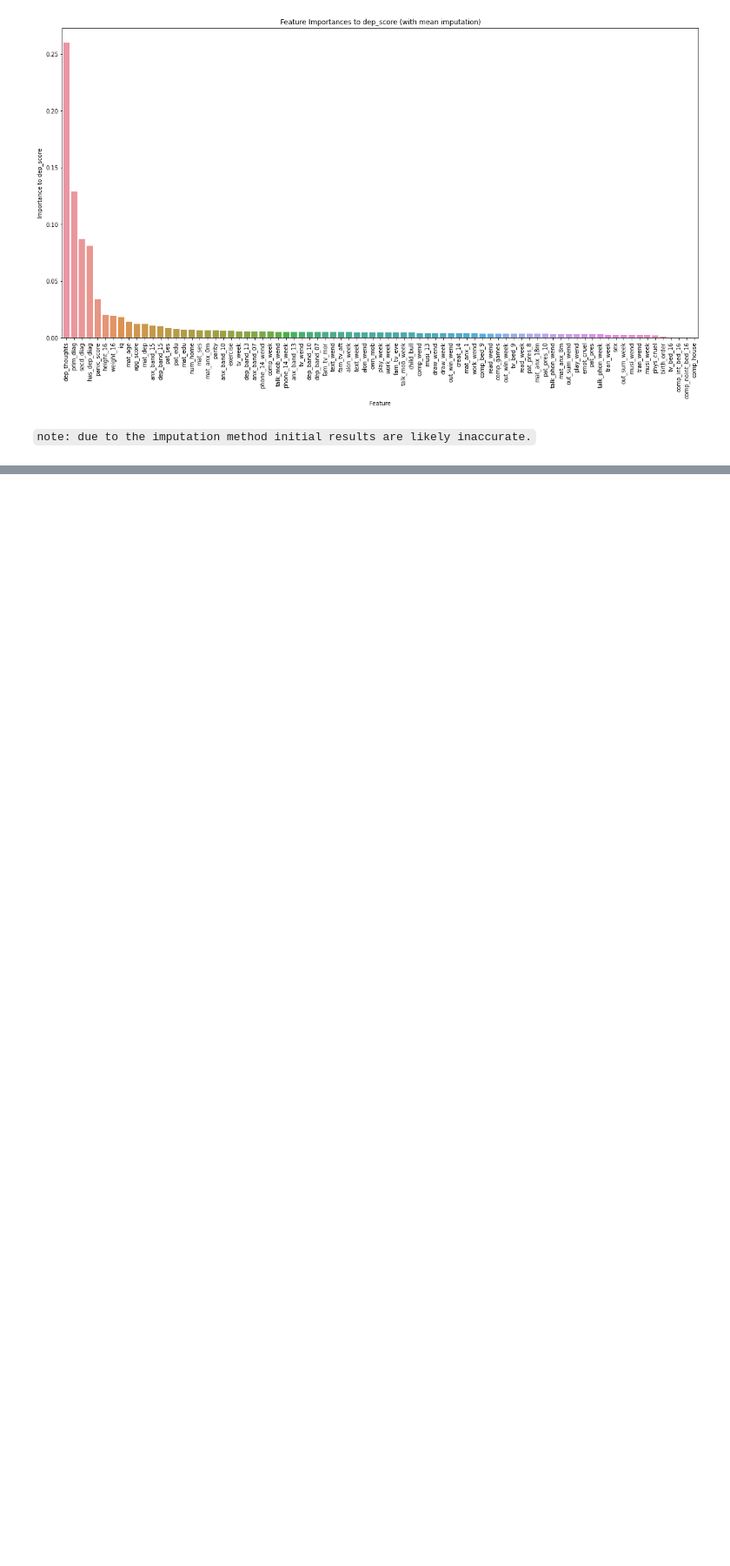
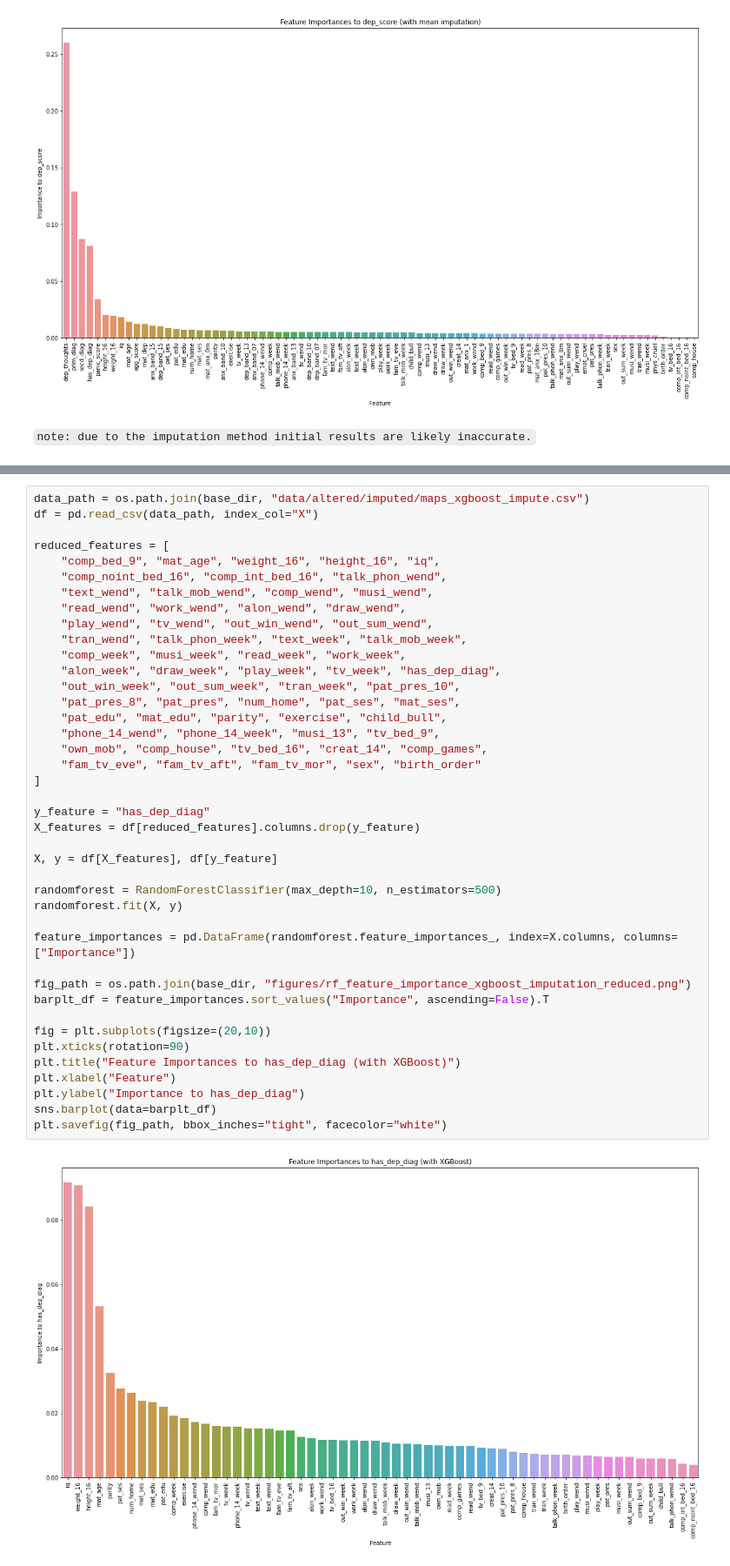
Before and after one commit to kaihulme/alspac-mhst, a Jupyter notebook: notebooks/random_forest_feature_importance.ipynb, the cells around one changed output, grey strips where cells are left out. Shown at 87% size. Cells and saved outputs as stored; diff of their text form; blank space fills up the shorter version.

```diff
--- a/notebooks/random_forest_feature_importance.ipynb
+++ b/notebooks/random_forest_feature_importance.ipynb
@@ -132,0 +163,43 @@ plt.savefig(fig_path, bbox_inches="tight", facecolor="white")
+# %%
+data_path = os.path.join(base_dir, "data/altered/imputed/maps_xgboost_impute.csv")
+df = pd.read_csv(data_path, index_col="X")
+
+reduced_features = [
+    "comp_bed_9", "mat_age", "weight_16", "height_16", "iq",
+    "comp_noint_bed_16", "comp_int_bed_16", "talk_phon_wend",
+    "text_wend", "talk_mob_wend", "comp_wend", "musi_wend",
+    "read_wend", "work_wend", "alon_wend", "draw_wend",
+    "play_wend", "tv_wend", "out_win_wend", "out_sum_wend",
+    "tran_wend", "talk_phon_week", "text_week", "talk_mob_week",
+    "comp_week", "musi_week", "read_week", "work_week",
+    "alon_week", "draw_week", "play_week", "tv_week", "has_dep_diag",
+    "out_win_week", "out_sum_week", "tran_week", "pat_pres_10",
+    "pat_pres_8", "pat_pres", "num_home", "pat_ses", "mat_ses",
+    "pat_edu", "mat_edu", "parity", "exercise", "child_bull",
+    "phone_14_wend", "phone_14_week", "musi_13", "tv_bed_9",
+    "own_mob", "comp_house", "tv_bed_16", "creat_14", "comp_games",
+    "fam_tv_eve", "fam_tv_aft", "fam_tv_mor", "sex", "birth_order"
+]
+
+y_feature = "has_dep_diag"
+X_features = df[reduced_features].columns.drop(y_feature)
+
+X, y = df[X_features], df[y_feature]
+
+randomforest = RandomForestClassifier(max_depth=10, n_estimators=500)
+randomforest.fit(X, y)
+
+feature_importances = pd.DataFrame(randomforest.feature_importances_, index=X.columns, columns=["Importance"])
+
+fig_path = os.path.join(base_dir, "figures/rf_feature_importance_xgboost_imputation_reduced.png")
+barplt_df = feature_importances.sort_values("Importance", ascending=False).T
+
+fig = plt.subplots(figsize=(20,10))
+plt.xticks(rotation=90)
+plt.title("Feature Importances to has_dep_diag (with XGBoost)")
+plt.xlabel("Feature")
+plt.ylabel("Importance to has_dep_diag")
+sns.barplot(data=barplt_df)
+plt.savefig(fig_path, bbox_inches="tight", facecolor="white")
+# %% [output]
+[figure, added]
```
Also changed, not shown: parts of 3 cells of this notebook, 18 other files.
